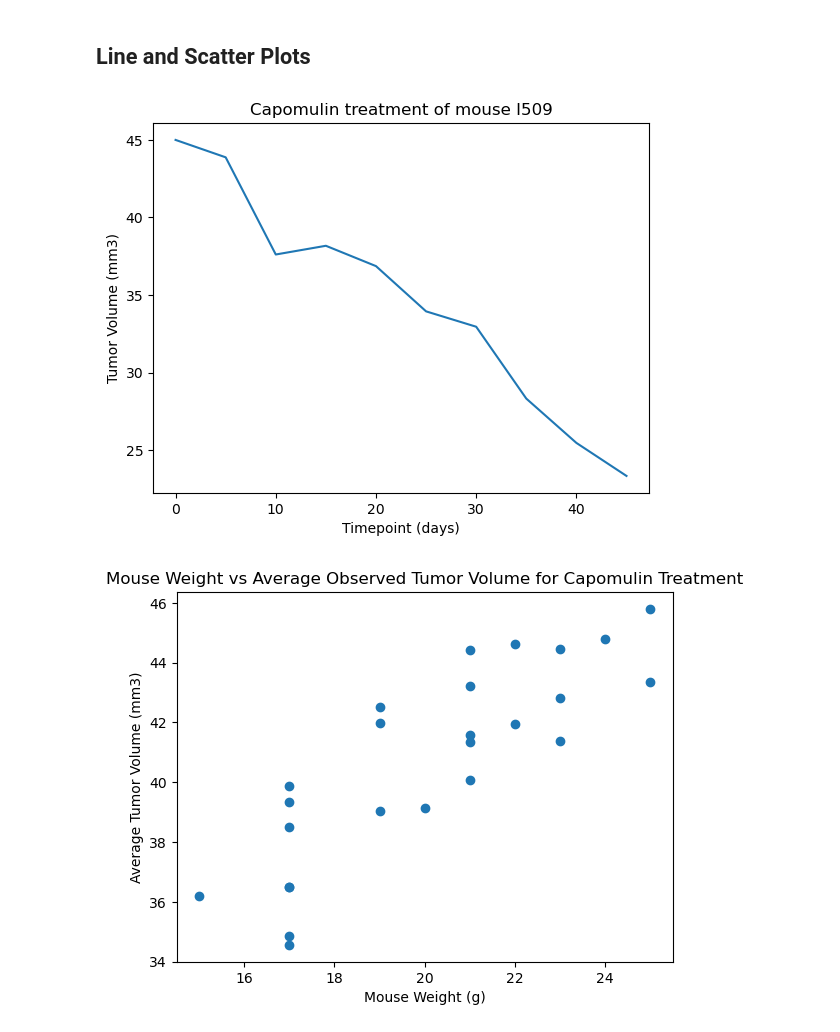
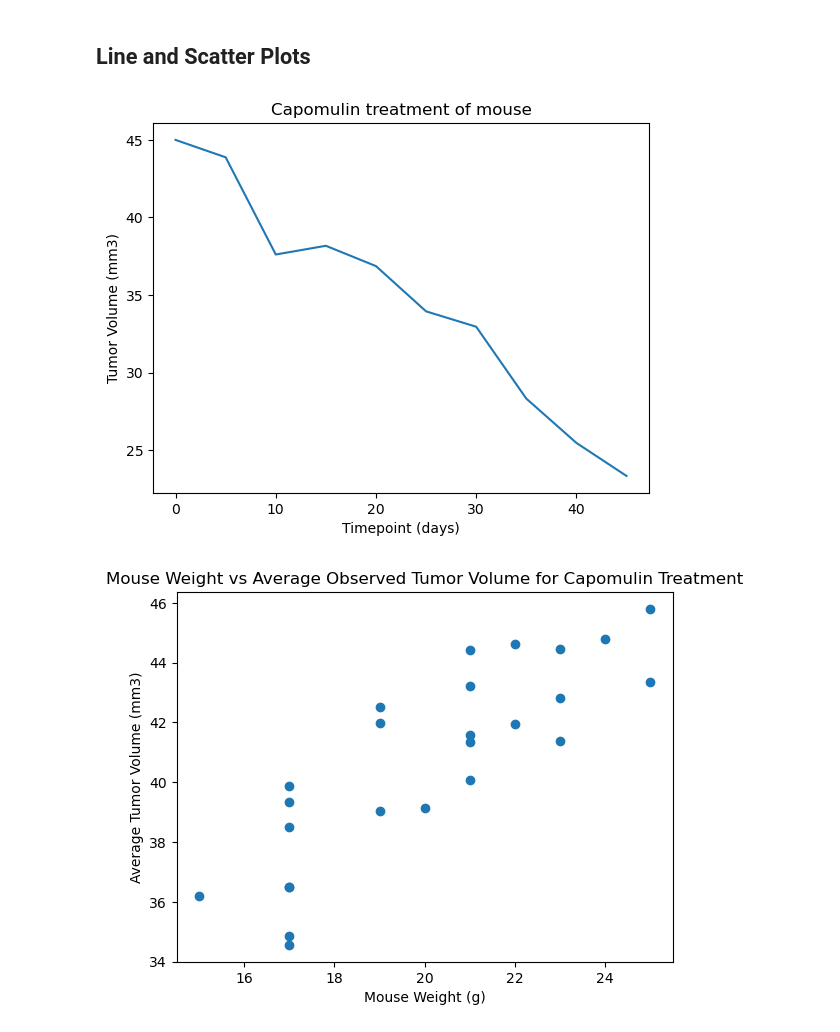
Before and after one commit to emilybowers3000/Module-5-Challenge, a Jupyter notebook: Pymaceuticals_Module_EBowers.ipynb, the cells around one changed output. Saved outputs shown, nothing was run; the diff lists cells and outputs as text; code cells hidden in the pictures.

```diff
--- a/Pymaceuticals_Module_EBowers.ipynb
+++ b/Pymaceuticals_Module_EBowers.ipynb
@@ -285,17 +273,17 @@ plt.show()
 # %%
 # Generate a line plot of tumor volume vs. time point for a single mouse treated with Capomulin
 # Select a single mouse treated with Capomulin
 capomulin_mouse = cleaned_data.loc[cleaned_data["Drug Regimen"] == "Capomulin"].iloc[0]["Mouse ID"]
 
 # Generate a line plot
 capomulin_data = cleaned_data.loc[cleaned_data["Mouse ID"] == capomulin_mouse]
 plt.plot(capomulin_data["Timepoint"], capomulin_data["Tumor Volume (mm3)"])
-plt.title("Capomulin treatment of mouse I509")
+plt.title("Capomulin treatment of mouse")
 plt.xlabel("Timepoint (days)")
 plt.ylabel("Tumor Volume (mm3)")
 plt.show()
 # %% [output]
-[figure, old version]
+[figure, new version]
 # %%
 # Generate a scatter plot of mouse weight vs. the average observed tumor volume for the entire Capomulin regimen
 capomulin_avg_data = cleaned_data.loc[cleaned_data["Drug Regimen"] == "Capomulin"].groupby("Mouse ID").agg({"Weight (g)": "mean", "Tumor Volume (mm3)": "mean"})
```
Also changed, not shown: parts of 4 cells of this notebook.
